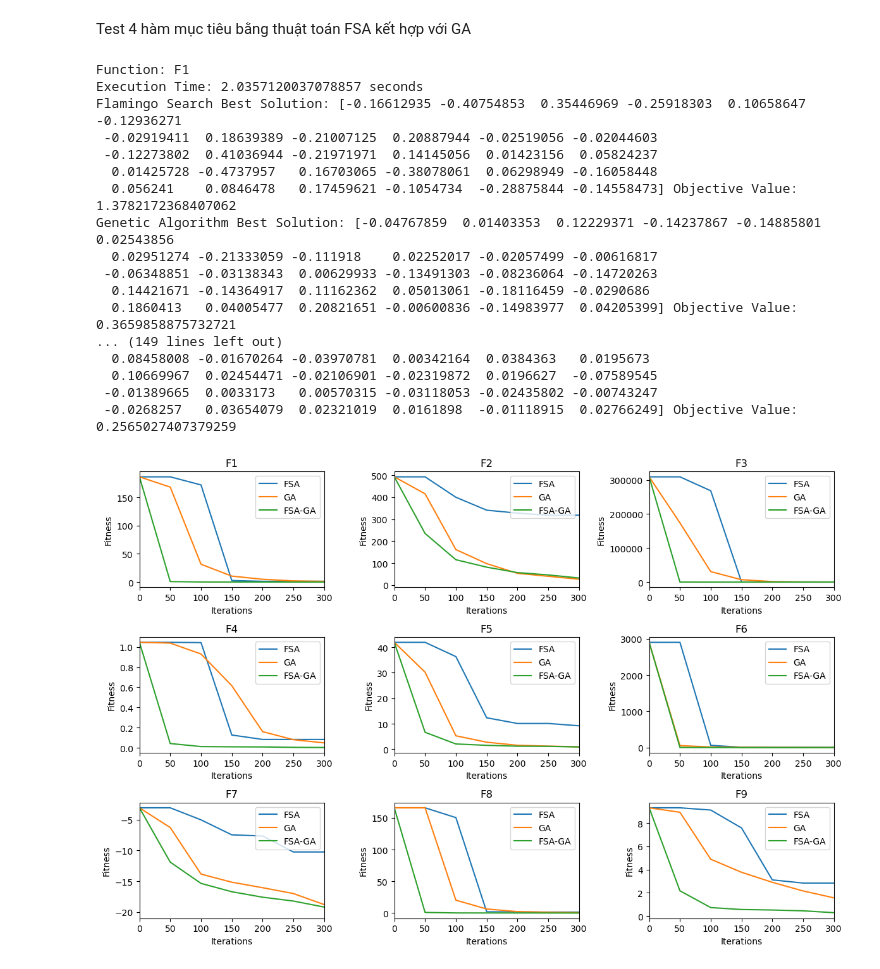
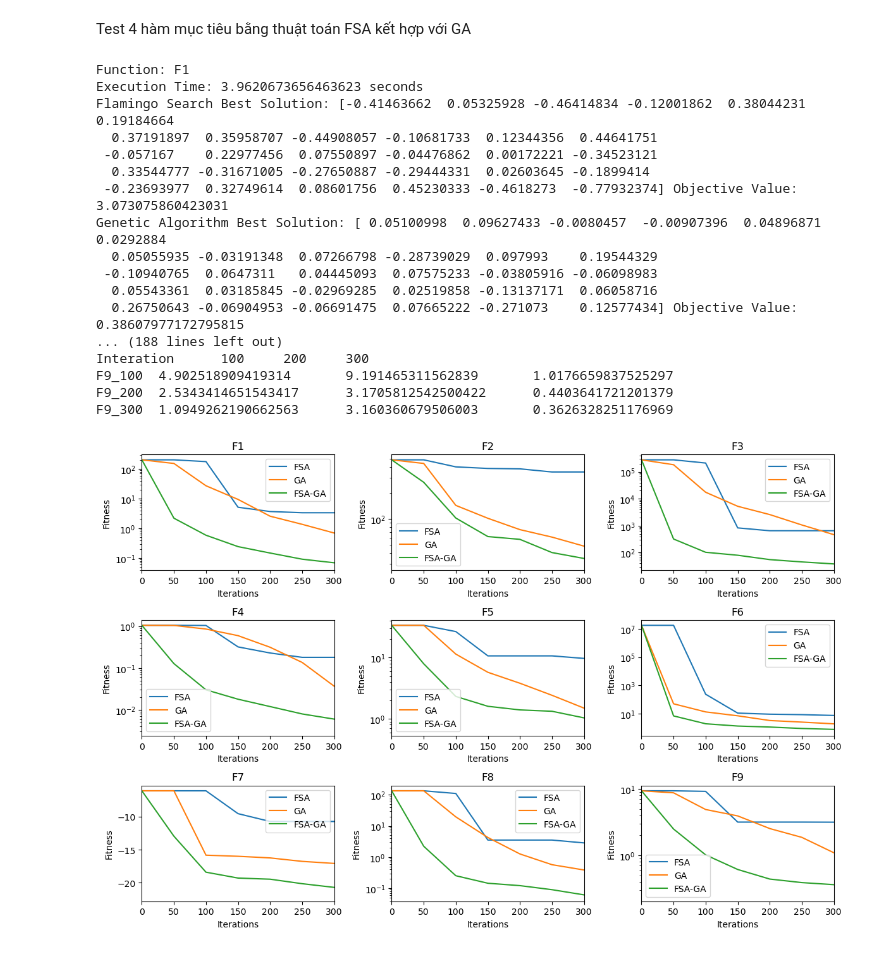
Before and after one commit to RedBallooon/FSA-GA, a Jupyter notebook: Kết_Hợp_FSA+GA.ipynb, the cells around one changed output. Drawn from its saved outputs; the diff is of its cells as text; code cells hidden in the pictures.

```diff
--- a/Kết_Hợp_FSA+GA.ipynb
+++ b/Kết_Hợp_FSA+GA.ipynb
@@ -37,14 +37,16 @@ def F10(x):
 import numpy as np
 import matplotlib.pyplot as plt
 import time
+import math
 
 # Objective functions
 def F1(x):
     return np.sum(x**2)
 
-def F2(x):
-    A = 10
-    return A * len(x) + np.sum(x**2 - A * np.cos(2 * np.pi * x))
+def F2(x): #change with other functions
+
+    A = 10  # Modify this constant as needed
+    return A * len(x) + sum([(x**2 - A * np.cos(2 * math.pi * x)) for x in x])
 
 def F3(x):
     return np.sum(100 * (x[1:] - x[:-1]**2)**2 + (1 - x[:-1])**2)
@@ -156,6 +158,16 @@ def mutation(offspring_crossover, mutation_rate=0.1):
 
 #     convergence.append(best_objective_value)  # Final value at iteration 100
 #     return best_solution, convergence
+
+# Function to format results
+def format_results(fs_convergence, ga_convergence, fsga_convergence):
+    results = []
+    for i in [100, 200, 300]:
+        fs_fitness = fs_convergence[i // 50]
+        ga_fitness = ga_convergence[i // 50]
+        fsga_fitness = fsga_convergence[i // 50]
+        results.append(f"{i}\t{ga_fitness}\t{fs_fitness}\t{fsga_fitness}")
+    return results
 def genetic_algorithm(population, objective_function, generations, mutation_rate=0.1, elitism_rate=0.1):
     convergence = []
     best_objective_value = np.inf
@@ -199,8 +211,8 @@ functions = [F1, F2, F3, F4, F5, F6, F7, F8, F9]
 function_names = ["F1", "F2", "F3", "F4", "F5", "F6", "F7" , "F8", "F9"]
 
 n_iter = 300  # Number of iterations for FSA
-n_flamingos = 50  # Number of Flamingos
-sigma = 0.3  # Step size in FSA
+n_flamingos = 100  # Number of Flamingos
+sigma = 0.5  # Step size in FSA
 generations = 300  # Number of generations for GA
 population_size = 100  # Population size for GA
 dim = 30  # Dimension of the problem
@@ -239,51 +251,57 @@ for i, (func, func_name) in enumerate(zip(functions, function_names)):
     # Print Results
     print(f"Function: {func_name}")
     print("Execution Time:", time_end - time_start, "seconds")
     print("Flamingo Search Best Solution:", fs_best_solution, "Objective Value:", func(fs_best_solution))
     print("Genetic Algorithm Best Solution:", ga_best_solution, "Objective Value:", func(ga_best_solution))
     print("Flamingo Search and Genetic Algorithm Mixed Best Solution:", fsga_best_solution, "Objective Value:", func(fsga_best_solution))
 
+    # Format and print results for iterations 100, 200, 300
+    formatted_results = format_results(fs_convergence, ga_convergence, fsga_convergence)
+    print("Interation\t100\t200\t300")
+    for result in formatted_results:
+        print(func_name + "_" + result)
     # Plot Convergence Comparison
     x_points = np.arange(0, len(fs_convergence) * 50, 50)  # Adjust x_points to match the interval
 
     # Check lengths of convergence arrays and adjust if necessary
     convergence_arrays = [fs_convergence, ga_convergence, fsga_convergence]
     min_length = min(map(len, convergence_arrays))
     convergence_arrays = [arr[:min_length] for arr in convergence_arrays]
     x_points = x_points[:min_length]
 
     axs[i].plot(x_points, convergence_arrays[0], label='FSA')
     axs[i].plot(x_points, convergence_arrays[1], label='GA')
     axs[i].plot(x_points, convergence_arrays[2], label='FSA-GA')
     axs[i].set_title(func_name)
     axs[i].set_xlabel('Iterations')
     axs[i].set_ylabel('Fitness')
-    # axs[i].set_yscale('log')  # Set logarithmic scale for y-axis
+    if func_name != "F7":
+        axs[i].set_yscale('log')  # Set logarithmic scale for y-axis except F7
     axs[i].legend()
     axs[i].set_xlim(0, 300)
 
 
 plt.tight_layout()
 plt.show()
 # %% [output]
 Function: F1
-Execution Time: 2.0357120037078857 seconds
-Flamingo Search Best Solution: [-0.16612935 -0.40754853  0.35446969 -0.25918303  0.10658647 -0.12936271
- -0.02919411  0.18639389 -0.21007125  0.20887944 -0.02519056 -0.02044603
- -0.12273802  0.41036944 -0.21971971  0.14145056  0.01423156  0.05824237
-  0.01425728 -0.4737957   0.16703065 -0.38078061  0.06298949 -0.16058448
-  0.056241    0.0846478   0.17459621 -0.1054734  -0.28875844 -0.14558473] Objective Value: 1.3782172368407062
-Genetic Algorithm Best Solution: [-0.04767859  0.01403353  0.12229371 -0.14237867 -0.14885801  0.02543856
-  0.02951274 -0.21333059 -0.111918    0.02252017 -0.02057499 -0.00616817
- -0.06348851 -0.03138343  0.00629933 -0.13491303 -0.08236064 -0.14720263
-  0.14421671 -0.14364917  0.11162362  0.05013061 -0.18116459 -0.0290686
-  0.1860413   0.04005477  0.20821651 -0.00600836 -0.14983977  0.04205399] Objective Value: 0.3659858875732721
-... (149 lines left out)
-  0.08458008 -0.01670264 -0.03970781  0.00342164  0.0384363   0.0195673
-  0.10669967  0.02454471 -0.02106901 -0.02319872  0.0196627  -0.07589545
- -0.01389665  0.0033173   0.00570315 -0.03118053 -0.02435802 -0.00743247
- -0.0268257   0.03654079  0.02321019  0.0161898  -0.01118915  0.02766249] Objective Value: 0.2565027407379259
+Execution Time: 3.9620673656463623 seconds
+Flamingo Search Best Solution: [-0.41463662  0.05325928 -0.46414834 -0.12001862  0.38044231  0.19184664
+  0.37191897  0.35958707 -0.44908057 -0.10681733  0.12344356  0.44641751
+ -0.057167    0.22977456  0.07550897 -0.04476862  0.00172221 -0.34523121
+  0.33544777 -0.31671005 -0.27650887 -0.29444331  0.02603645 -0.1899414
+ -0.23693977  0.32749614  0.08601756  0.45230333 -0.4618273  -0.77932374] Objective Value: 3.073075860423031
+Genetic Algorithm Best Solution: [ 0.05100998  0.09627433 -0.0080457  -0.00907396  0.04896871  0.0292884
+  0.05055935 -0.03191348  0.07266798 -0.28739029  0.097993    0.19544329
+ -0.10940765  0.0647311   0.04445093  0.07575233 -0.03805916 -0.06098983
+  0.05543361  0.03185845 -0.02969285  0.02519858 -0.13137171  0.06058716
+  0.26750643 -0.06904953 -0.06691475  0.07665222 -0.271073    0.12577434] Objective Value: 0.38607977172795815
+... (188 lines left out)
+Interation      100     200     300
+F9_100  4.902518909419314       9.191465311562839       1.0176659837525297
+F9_200  2.5343414651543417      3.1705812542500422      0.4403641721201379
+F9_300  1.0949262190662563      3.160360679506003       0.3626328251176969
-[figure, old version]
+[figure, new version]
 # %%
 import numpy as np
 import matplotlib.pyplot as plt
```
